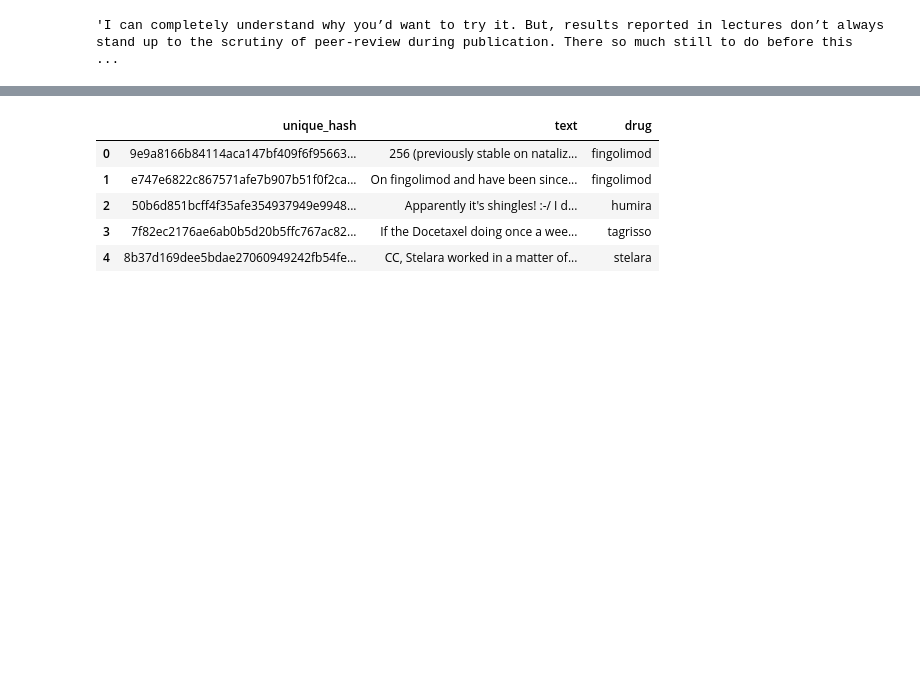
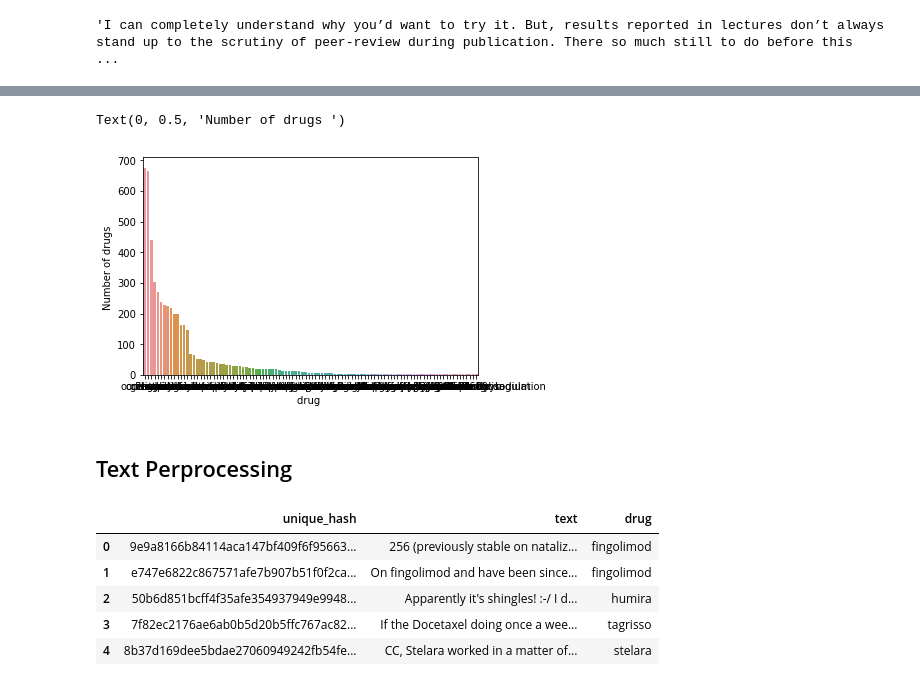
Before and after one commit to saneet09/Hackathon, a Jupyter notebook: Untitled1.ipynb, the cells around one changed output, grey strips where cells are left out. Cells and saved outputs as stored; diff of their text form; code cells hidden in the pictures; blank space fills up the shorter version.

```diff
--- a/Untitled1.ipynb
+++ b/Untitled1.ipynb
@@ -57,0 +98,15 @@ x_train = train['text']
+# %%
+import seaborn as sns
+import matplotlib.pyplot as plt
+import numpy as np
+x = np.array(train['drug'].value_counts().index)
+y = np.array(train['drug'].value_counts().values)
+plt.figure()
+sns.barplot(x,y)
+plt.xlabel('drug ')
+plt.ylabel('Number of drugs ')
+# %% [output]
+Text(0, 0.5, 'Number of drugs ')
+[figure, added]
+# %% [markdown]
+<h2>Text Perprocessing</h2>
```
Also changed, not shown: parts of 45 cells of this notebook.
